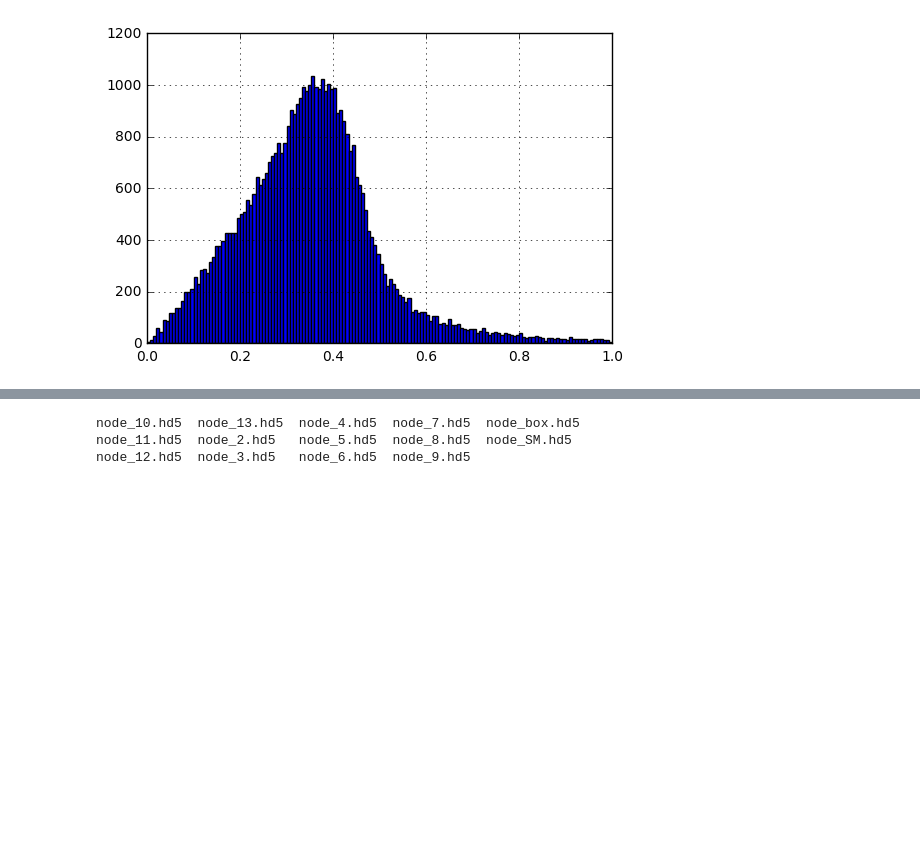
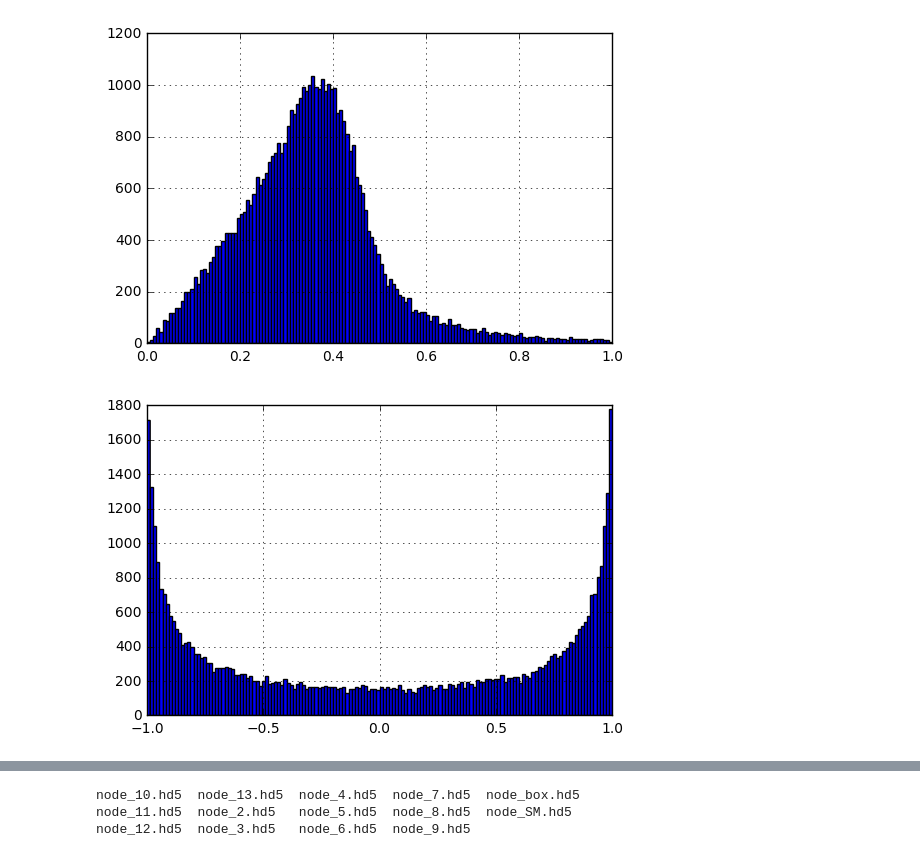
Before and after one commit to gitanjalipoddar/HHbbgg_ETH, a Jupyter notebook: GenResponse/notebooks/root_to_hdf.ipynb, the cells around one changed output, grey strips where cells are left out. Drawn from its saved outputs; the diff is of its cells as text; code cells hidden in the pictures; blank space fills up the shorter version.

```diff
--- a/GenResponse/notebooks/root_to_hdf.ipynb
+++ b/GenResponse/notebooks/root_to_hdf.ipynb
@@ -27,10 +25,16 @@ def calc_features(df):
     utils.calc_sump4(df,"hgg","leadPho","subleadPho") #calculating pt, eta, phi, m for sum of 2 photons
     utils.calc_sump4(df,"hbb","leadJet","subleadJet") #calculating pt, eta, phi, m for sum of 2 b jets
     utils.calc_sump4(df,"hh","hbb","hgg") #calculating pt, eta, phi, m for sum of 2 Higgs
-    df["hh_delta_eta"] = np.abs(df["hgg_eta"] - df["hbb_eta"]) #difference in eta
-    df["mtilda_x"]=df["hh_m"]-df["mgg"]-df["mbb"]+250.0 #calculating m tilda x
+
+    df["hh_delta_eta"] = df["hgg_eta"] - df["hbb_eta"] #difference in eta
+
+    df["mtilda_x"]=df["hh_m"]-df["mgg"]-df["mbb"]+250.0
     df["hgg_pt_hh_m"]=df["hgg_pt"]/df["hh_m"]
     df["hbb_pt_hh_m"]=df["hbb_pt"]/df["hh_m"]
+
+    utils.calc_cos_theta(df,"bb")
+    utils.calc_cos_theta(df,"gg")
+    utils.calc_cos_theta_cs(df)
 # %%
 import os
 
@@ -91,3 +96,8 @@ dfs["node_SM"].hbb_pt_hh_m.hist(range=[0,1],bins=150)
 plt.show()
 # %% [output]
 [figure]
+# %%
+dfs["node_SM"].cos_theta_bb.hist(range=[-1,1],bins=150)
+plt.show()
+# %% [output]
+[figure, added]
```
Also changed, not shown: parts of 8 cells of this notebook.
